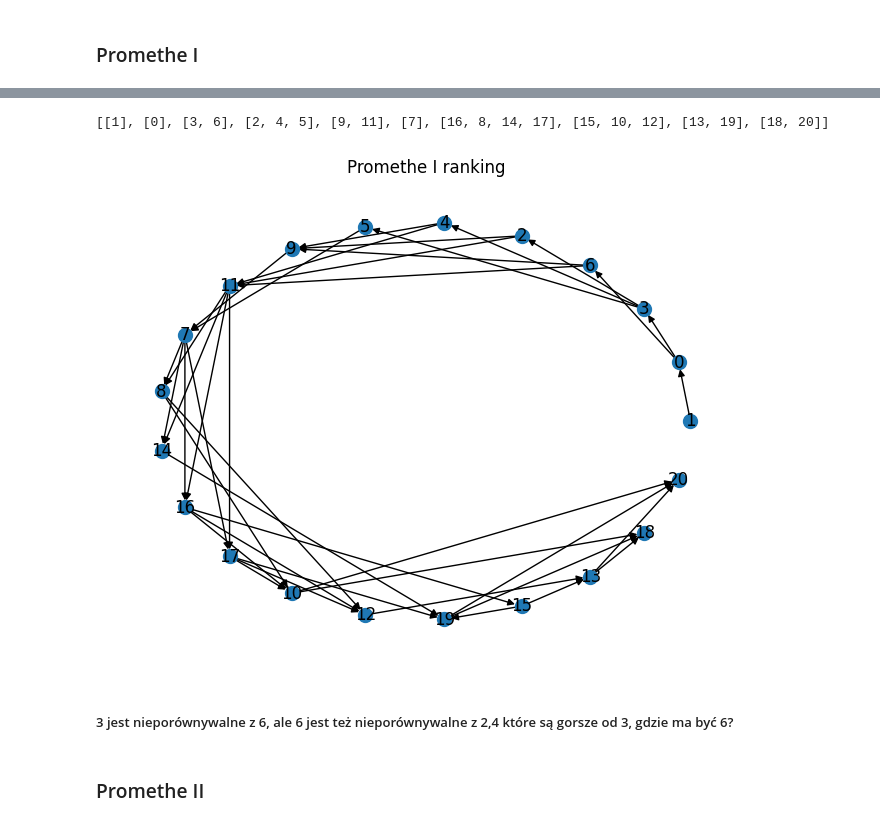
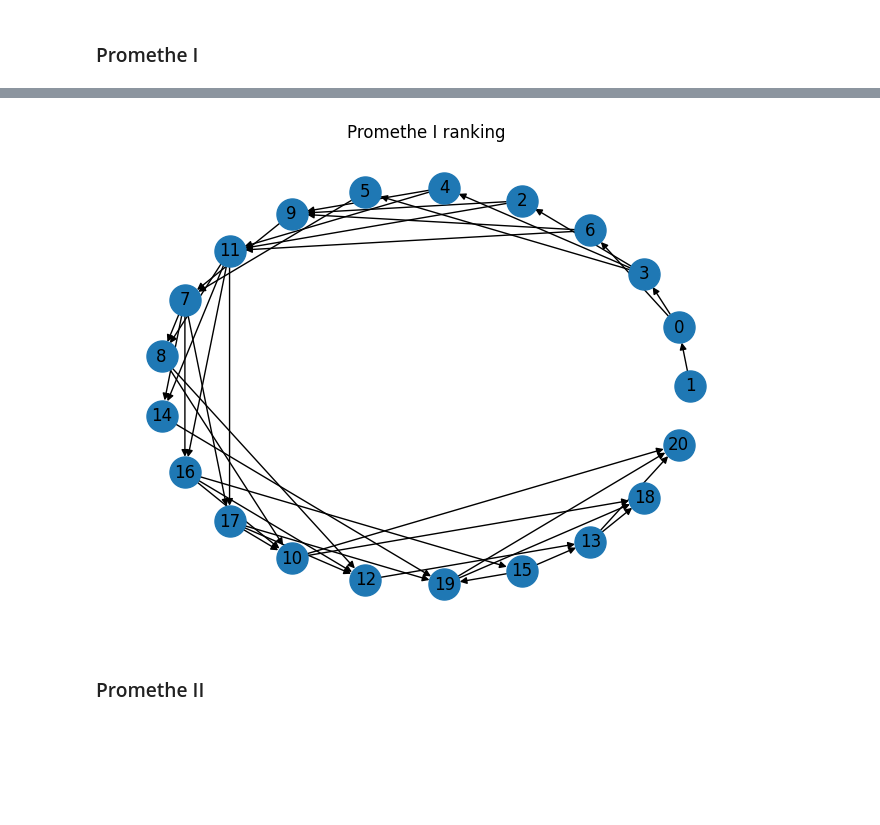
Before and after one commit to maciej-wieczorek/ai, a Jupyter notebook: ISWD/lab/proj2/proj2.ipynb, the cells around one changed output, grey strips where cells are left out. Drawn from its saved outputs; the diff is of its cells as text; code cells hidden in the pictures; blank space fills up the shorter version.

```diff
--- a/ISWD/lab/proj2/proj2.ipynb
+++ b/ISWD/lab/proj2/proj2.ipynb
@@ -121,9 +99,4 @@ for i in range(len(dataset)):
     comp_table.append(row)
 
 comp_df = pd.DataFrame(comp_table)
-flow_plus = comp_df.sum(axis=1)
-flow_minus = comp_df.sum(axis=0)
-flow = flow_plus - flow_minus
-comp_df['flow+'] = flow_plus
-comp_df['flow-'] = flow_minus
-comp_df['flow'] = flow
+comp_df
@@ -150,0 +122,10 @@ comp_df.sort_values("flow", ascending=False)
+# %%
+flow_plus = comp_df.sum(axis=1)
+flow_minus = comp_df.sum(axis=0)
+flow = flow_plus - flow_minus
+flow_df = pd.DataFrame()
+flow_df['Nazwa'] = dataset['Nazwa']
+flow_df['flow+'] = flow_plus
+flow_df['flow-'] = flow_minus
+flow_df['flow'] = flow
+flow_df
@@ -158,12 +193,12 @@ rank_minus = comp_df.sort_values("flow-", ascending=True)[['flow+', 'flow-', 'fl
 rank_table = []
 
 for i in range(len(dataset)):
-    i1_f_p = comp_df['flow+'][i]
-    i1_f_m = comp_df['flow-'][i]
+    i1_f_p = flow_df['flow+'][i]
+    i1_f_m = flow_df['flow-'][i]
     row = []
     for j in range(len(dataset)):
-        i2_f_p = comp_df['flow+'][j]
-        i2_f_m = comp_df['flow-'][j]
+        i2_f_p = flow_df['flow+'][j]
+        i2_f_m = flow_df['flow-'][j]
 
         result = ''
         if (i1_f_p > i2_f_p and i1_f_m < i2_f_m) or (i1_f_p == i2_f_p and i1_f_m < i2_f_m) or (i1_f_p > i2_f_p and i1_f_m == i2_f_m):
@@ -176,3 +211,4 @@ for i in range(len(dataset)):
     rank_table.append(row)
 
 rank_df = pd.DataFrame(rank_table)
+rank_df
@@ -200,42 +234,22 @@ rank_df
-# %%
-rank_df_copy = rank_df.copy()
-rank = []
-while rank_df_copy.shape[0] != 0:
-    rank_place = []
-    best_item_idx = (rank_df_copy == 'P').sum(axis=1).idxmax()
-    rank_place.append(best_item_idx)
-    rank_df_copy = rank_df_copy.drop(best_item_idx)
-    indiferent = rank_df_copy.index[rank_df_copy[best_item_idx] == 'R'].tolist()
-    rank_place.extend(indiferent)
-    rank_df_copy = rank_df_copy.drop(indiferent)
-
-    rank.append(rank_place)
-
-print(rank)
-# %% [output]
-[[1], [0], [3, 6], [2, 4, 5], [9, 11], [7], [16, 8, 14, 17], [15, 10, 12], [13, 19], [18, 20]]
 # %%
-def draw_rank(rank_df):
+def draw_rank(rank_df, flow_df):
     G = nx.DiGraph()
 
-    for i in comp_df.sort_values("flow", ascending=False).index.tolist():
+    for i in flow_df.sort_values("flow", ascending=False).index.tolist():
         G.add_node(i)
         for j in range(len(rank_df)):
             if rank_df[j][i] == 'P' and (rank_df[j][rank_df.index[rank_df.loc[i]=='P']] == 'P').sum() == 0:
                 G.add_edge(i, j)
 
-    # Draw as planar graph
     pos = nx.circular_layout(G)
-    nx.draw(G, pos, with_labels=True, node_size=100)
+    nx.draw(G, pos, with_labels=True, node_size=500)
     plt.title("Promethe I ranking")
     plt.show()
 
 
-draw_rank(rank_df)
+draw_rank(rank_df, flow_df)
 # %% [output]
-[figure, old version]
+[figure, new version]
-# %% [markdown]
-##### 3 jest nieporównywalne z 6, ale 6 jest też nieporównywalne z 2,4 które są gorsze od 3, gdzie ma być 6?
 # %% [markdown]
 ### Promethe II
 # %%
```
Also changed, not shown: parts of 14 cells of this notebook, 1 other file.
